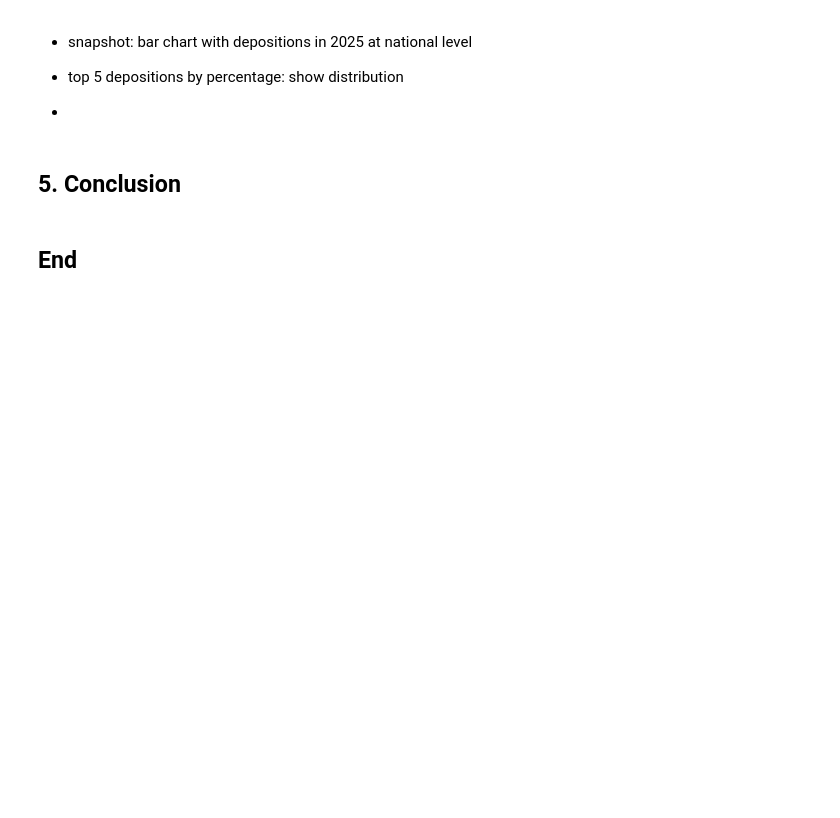
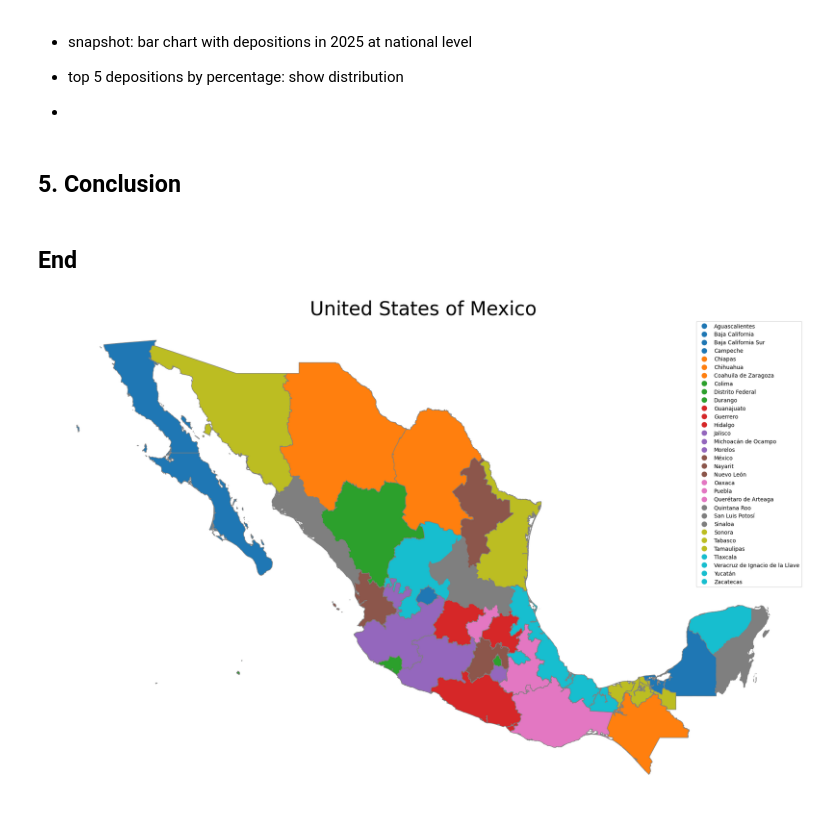
Before and after one commit to irenecelebrin/programming-for-data-analytics, a Jupyter notebook: project/project.ipynb, the cells around one changed output. Cells and saved outputs as stored; diff of their text form; code cells hidden in the pictures; blank space fills up the shorter version.

```diff
--- a/project/project.ipynb
+++ b/project/project.ipynb
@@ -725,3 +743,12 @@ how to: https://www.youtube.com/watch?v=aGPQXD-rLgw
 ## 5. Conclusion
 # %% [markdown]
 ## End
+# %%
+plt.rcParams['figure.figsize'] = [25, 25]
+map.plot(column='adm1_name', legend=True, edgecolor="grey")
+plt.title('United States of Mexico', size = 35)
+plt.axis('off')
+
+plt.show()
+# %% [output]
+[figure, added]
```
Also changed, not shown: parts of 10 cells of this notebook.
